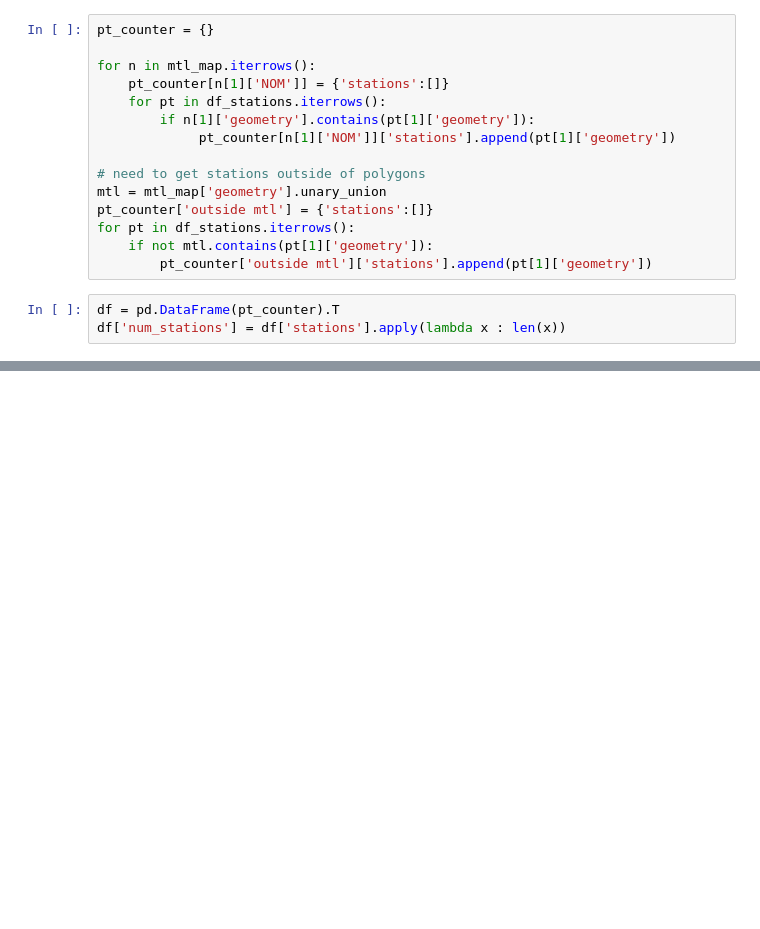
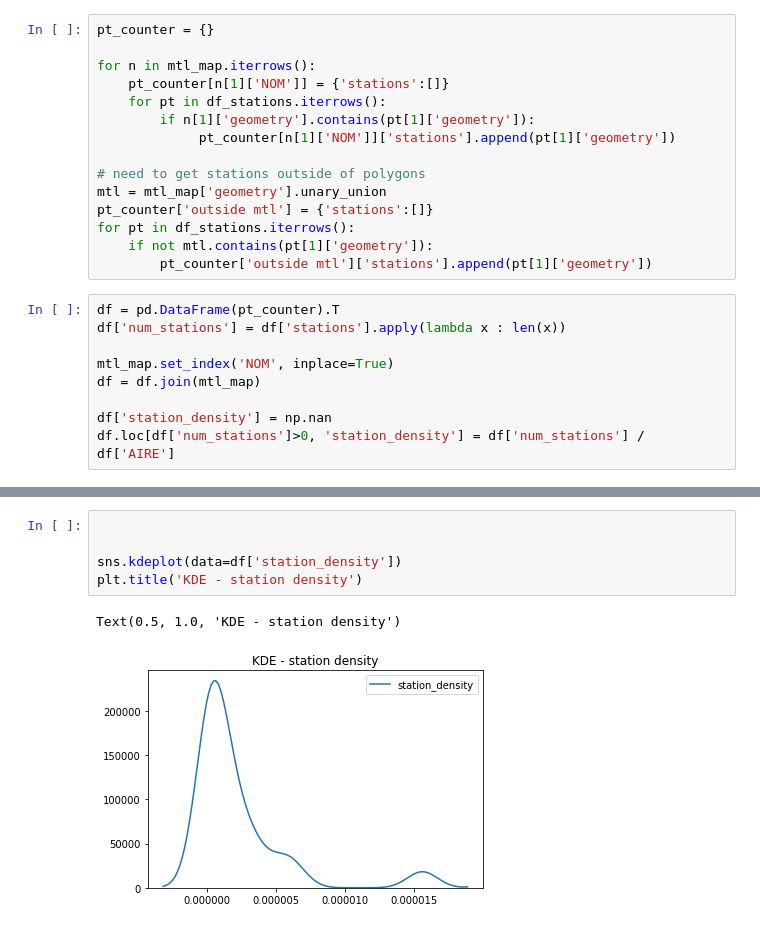
Before and after one commit to leblanchannah/bixi-mtl-eda, a Jupyter notebook: bixi_eda.ipynb, the cells around one changed output, grey strips where cells are left out. Saved outputs shown, nothing was run; the diff lists cells and outputs as text; blank space fills up the shorter version.

Commit message:
station density calculation

```diff
--- a/bixi_eda.ipynb
+++ b/bixi_eda.ipynb
@@ -146,6 +146,12 @@ for pt in df_stations.iterrows():
 # %%
 df = pd.DataFrame(pt_counter).T
 df['num_stations'] = df['stations'].apply(lambda x : len(x))
+
+mtl_map.set_index('NOM', inplace=True)
+df = df.join(mtl_map)
+
+df['station_density'] = np.nan
+df.loc[df['num_stations']>0, 'station_density'] = df['num_stations'] / df['AIRE']
 # %%
 print('Neighbourhood with the most stations')
 print(df['num_stations'].idxmax())
@@ -162,0 +176,8 @@ Hampstead
+# %%
+
+
+sns.kdeplot(data=df['station_density'])
+plt.title('KDE - station density')
+# %% [output]
+Text(0.5, 1.0, 'KDE - station density')
+[figure, added]
```
Also changed, not shown: parts of 2 cells of this notebook.
